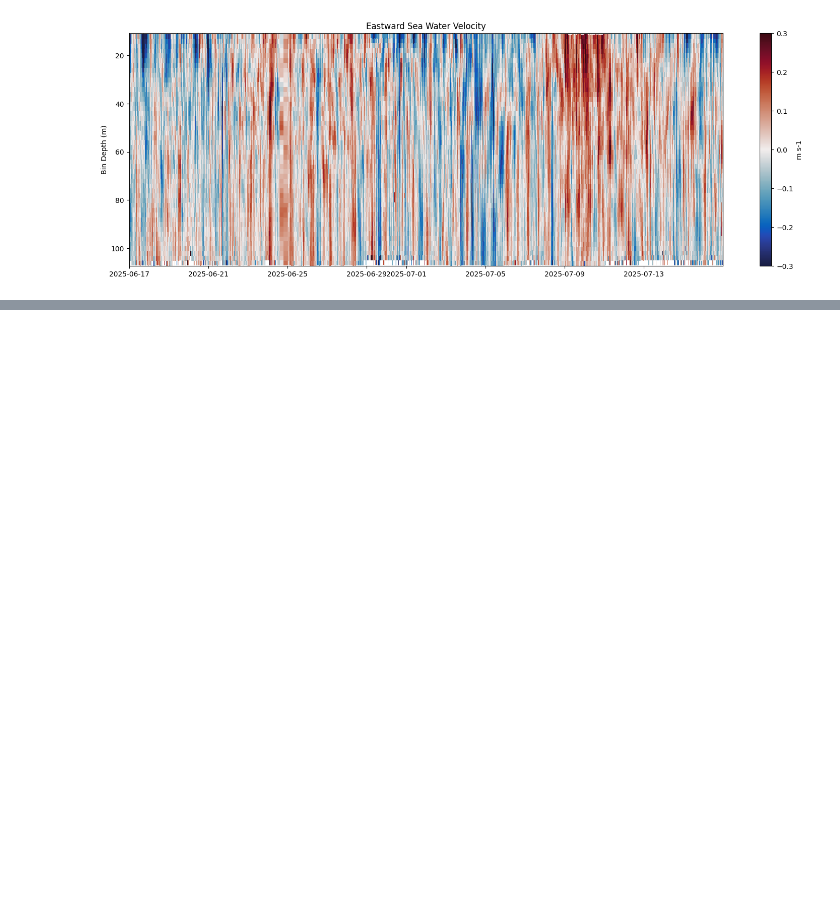
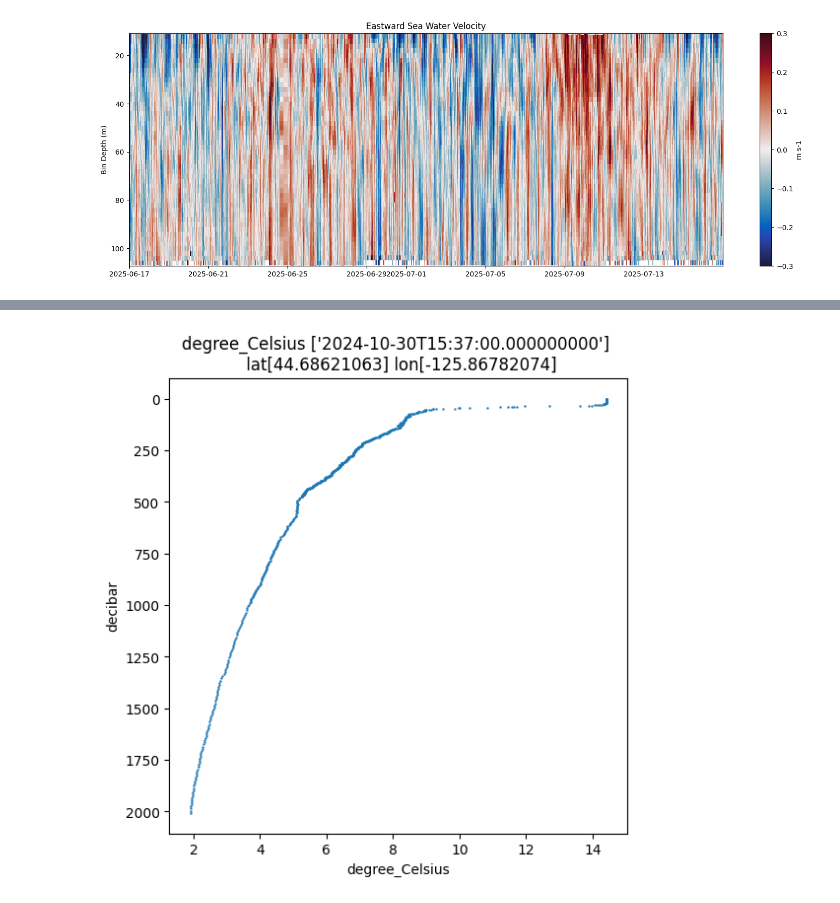
Before and after one commit to ooi-data/surface_mooring_overview, a Jupyter notebook: 01_full_watercol_viz.ipynb, the cells around one changed output, grey strips where cells are left out. Drawn from its saved outputs; the diff is of its cells as text; code cells hidden in the pictures; blank space fills up the shorter version.

Commit message:
argo data added

```diff
--- a/01_full_watercol_viz.ipynb
+++ b/01_full_watercol_viz.ipynb
@@ -22,6 +23,9 @@ co2_wat = load_and_swap("mooring_data/deployment0019_CE04OSSM-SBD12-04-PCO2AA000
 wav = load_and_swap("mooring_data/deployment0019_CE04OSSM-SBD12-05-WAVSSA000-telemetered-wavss_a_dcl_non_directional_20250617T002301.548000-20250716T232304.352000.nc")
 # %%
 adcp = load_and_swap("mooring_data/deployment0019_CE04OSSM-RID26-01-ADCPTC000-telemetered-adcp_velocity_earth_20250617T000232.189000-20250716T234652.637000.nc")
+# %%
+# argo = xr.open_dataset("mooring_data/SR7902198_059.nc")
+argo = xr.open_dataset("mooring_data/R4902474_188.nc")
 # %%
 met
 # %% [output]
@@ -167,0 +173,8 @@ Attributes:
+# %%
+plt.figure(figsize=(6, 6))
+plt.scatter(argo.TEMP.values.T, argo.PRES.values.T, s=0.5)
+plt.gca().invert_yaxis()
+plt.ylabel(argo.PRES.attrs["units"])
+plt.xlabel(argo.TEMP.attrs["units"])
+plt.title(f"{argo.TEMP.attrs['units']} {argo.JULD.values} \n lat{argo.LATITUDE.values} lon{argo.LONGITUDE.values}")
+# %% [output]
@@ -167,0 +182 @@ Attributes:
+[figure, added]
```
Also changed, not shown: parts of 15 cells of this notebook, 2 other files.
